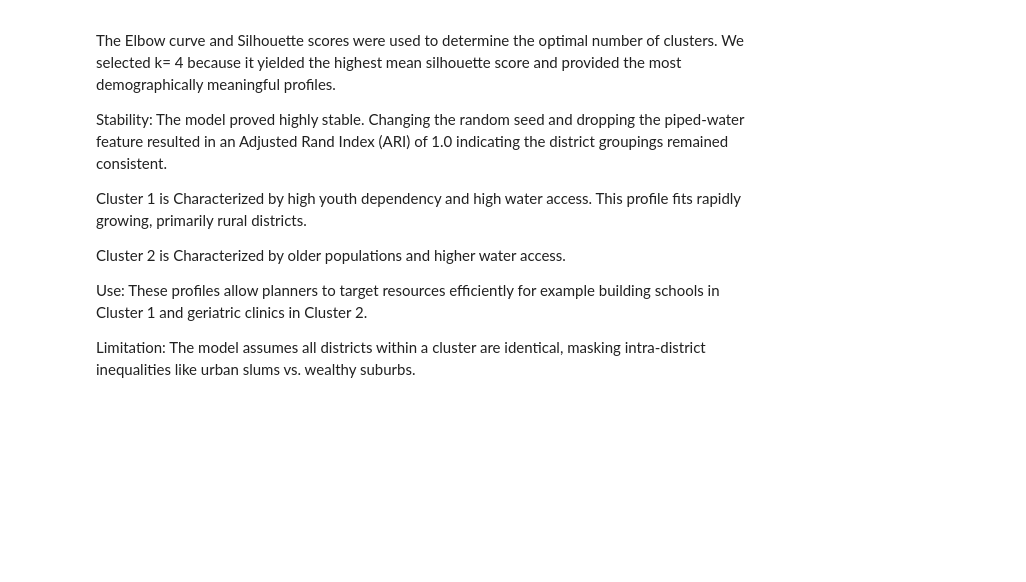
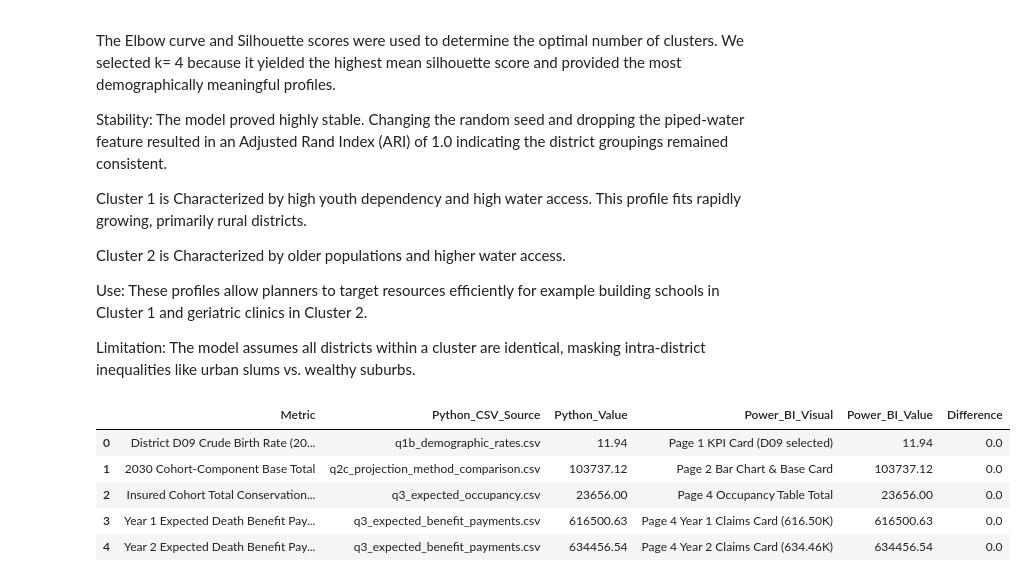
Before and after one commit to lincoln-bot/Assignment-2-HASTS206-GROUP-6, a Jupyter notebook: assignment2_demographic_analysis.ipynb, the cells around one changed output. Drawn from its saved outputs; the diff is of its cells as text; code cells hidden in the pictures; blank space fills up the shorter version.

```diff
--- a/assignment2_demographic_analysis.ipynb
+++ b/assignment2_demographic_analysis.ipynb
@@ -1176,3 +1240,73 @@ Cluster 2 is Characterized by older populations and higher water access.
 Use: These profiles allow planners to target resources efficiently for example building schools in Cluster 1 and geriatric clinics in Cluster 2.
 
 Limitation: The model assumes all districts within a cluster are identical, masking intra-district inequalities like urban slums vs. wealthy suburbs.
+# %%
+# PYTHON-TO-POWER BI RECONCILIATION CHECK
+import pandas as pd
+
+q1b = pd.read_csv("outputs/q1b_demographic_rates.csv")
+q2c = pd.read_csv("outputs/q2c_projection_method_comparison.csv")
+q3_occ = pd.read_csv("outputs/q3_expected_occupancy.csv")
+q3_pay = pd.read_csv("outputs/q3_expected_benefit_payments.csv")
+
+d09_cbr = round(float(q1b.loc[q1b["district_id"] == "D09", "CBR"].iloc[0]), 2)
+base_2030 = round(float(q2c.loc[q2c["Method"] == "Cohort-component", "Projection_2030"].iloc[0]), 2)
+
+# Match Year 1 and Year 2 safely whether stored as 1 / 2 or "Year 1" / "Year 2"
+year_str = q3_pay["Year"].astype(str)
+y1_claims = round(float(q3_pay.loc[year_str.str.contains("1"), "Expected_payment_USD"].iloc[0]), 2)
+y2_claims = round(float(q3_pay.loc[year_str.str.contains("2"), "Expected_payment_USD"].iloc[0]), 2)
+cohort_total_y2 = round(float(q3_occ["Year_2"].sum()), 2)
+
+reconciliation_df = pd.DataFrame([
+    {
+        "Metric": "District D09 Crude Birth Rate (2025, per 1,000)",
+        "Python_CSV_Source": "q1b_demographic_rates.csv",
+        "Python_Value": d09_cbr,
+        "Power_BI_Visual": "Page 1 KPI Card (D09 selected)",
+        "Power_BI_Value": 11.94,
+        "Difference": round(d09_cbr - 11.94, 4),
+    },
+    {
+        "Metric": "2030 Cohort-Component Base Total",
+        "Python_CSV_Source": "q2c_projection_method_comparison.csv",
+        "Python_Value": base_2030,
+        "Power_BI_Visual": "Page 2 Bar Chart & Base Card",
+        "Power_BI_Value": 103737.12,
+        "Difference": round(base_2030 - 103737.12, 4),
+    },
+    {
+        "Metric": "Insured Cohort Total Conservation (Year 2)",
+        "Python_CSV_Source": "q3_expected_occupancy.csv",
+        "Python_Value": cohort_total_y2,
+        "Power_BI_Visual": "Page 4 Occupancy Table Total",
+        "Power_BI_Value": 23656.00,
+        "Difference": round(cohort_total_y2 - 23656.00, 4),
+    },
+    {
+        "Metric": "Year 1 Expected Death Benefit Payments (USD)",
+        "Python_CSV_Source": "q3_expected_benefit_payments.csv",
+        "Python_Value": y1_claims,
+        "Power_BI_Visual": "Page 4 Year 1 Claims Card (616.50K)",
+        "Power_BI_Value": 616500.63,
+        "Difference": round(y1_claims - 616500.63, 4),
+    },
+    {
+        "Metric": "Year 2 Expected Death Benefit Payments (USD)",
+        "Python_CSV_Source": "q3_expected_benefit_payments.csv",
+        "Python_Value": y2_claims,
+        "Power_BI_Visual": "Page 4 Year 2 Claims Card (634.46K)",
+        "Power_BI_Value": 634456.54,
+        "Difference": round(y2_claims - 634456.54, 4),
+    },
+])
+
+reconciliation_df.to_csv("outputs/powerbi_reconciliation.csv", index=False)
+display(reconciliation_df)
+# %% [output]
+|  | Metric | Python_CSV_Source | Python_Value | Power_BI_Visual | Power_BI_Value | Difference |
+| 0 | District D09 Crude Birth Rate (20... | q1b_demographic_rates.csv | 11.94 | Page 1 KPI Card (D09 selected) | 11.94 | 0.0 |
+| 1 | 2030 Cohort-Component Base Total | q2c_projection_method_comparison.csv | 103737.12 | Page 2 Bar Chart & Base Card | 103737.12 | 0.0 |
+| 2 | Insured Cohort Total Conservation... | q3_expected_occupancy.csv | 23656.00 | Page 4 Occupancy Table Total | 23656.00 | 0.0 |
+| 3 | Year 1 Expected Death Benefit Pay... | q3_expected_benefit_payments.csv | 616500.63 | Page 4 Year 1 Claims Card (616.50K) | 616500.63 | 0.0 |
+| 4 | Year 2 Expected Death Benefit Pay... | q3_expected_benefit_payments.csv | 634456.54 | Page 4 Year 2 Claims Card (634.46K) | 634456.54 | 0.0 |
```
Also changed, not shown: parts of 5 cells of this notebook.
